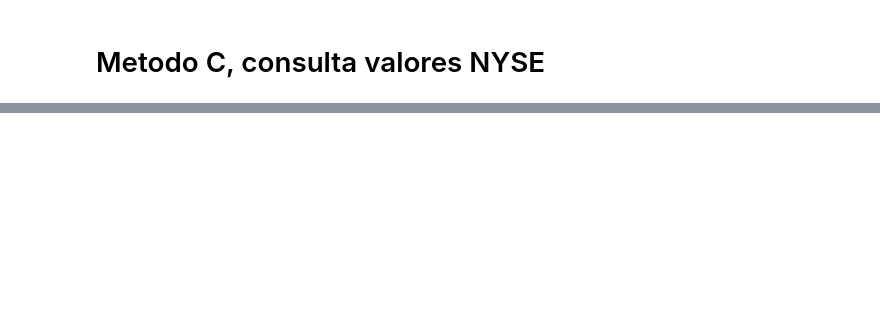
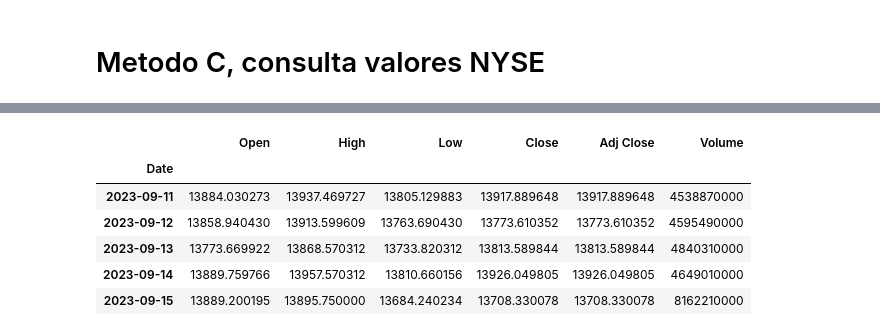
Before and after one commit to josezerda/ETL_Airflow_Pipeline, a Jupyter notebook: binanceAPI_notebook.ipynb, the cells around one changed output, grey strips where cells are left out. Cells and saved outputs as stored; diff of their text form; code cells hidden in the pictures; blank space fills up the shorter version.

```diff
--- a/binanceAPI_notebook.ipynb
+++ b/binanceAPI_notebook.ipynb
@@ -95,0 +386,19 @@ print(data)
+# %%
+import yfinance as yf
+import datetime
+
+# Símbolo del índice NASDAQ en Yahoo Finance
+symbol = "^IXIC"
+
+# Establecer el rango de fechas (últimos 365 días)
+end_date = datetime.datetime.now()
+start_date = end_date - datetime.timedelta(days=365)
+
+# Descargar los datos del índice NASDAQ
+data = yf.download(symbol, start=start_date, end=end_date)
+
+# Mostrar las primeras filas del DataFrame
+print(data.head())
+
+# Guardar los datos en un archivo CSV
+data.to_csv(f'{symbol}_historical_data.csv')
@@ -95,0 +422,10 @@ print(data)
+# %%
+data.head()
+# %% [output]
+|  | Open | High | Low | Close | Adj Close | Volume |
+| Date |  |  |  |  |  |  |
+| 2023-09-11 | 13884.030273 | 13937.469727 | 13805.129883 | 13917.889648 | 13917.889648 | 4538870000 |
+| 2023-09-12 | 13858.940430 | 13913.599609 | 13763.690430 | 13773.610352 | 13773.610352 | 4595490000 |
+| 2023-09-13 | 13773.669922 | 13868.570312 | 13733.820312 | 13813.589844 | 13813.589844 | 4840310000 |
+| 2023-09-14 | 13889.759766 | 13957.570312 | 13810.660156 | 13926.049805 | 13926.049805 | 4649010000 |
+| 2023-09-15 | 13889.200195 | 13895.750000 | 13684.240234 | 13708.330078 | 13708.330078 | 8162210000 |
```
Also changed, not shown: parts of 16 cells of this notebook.
